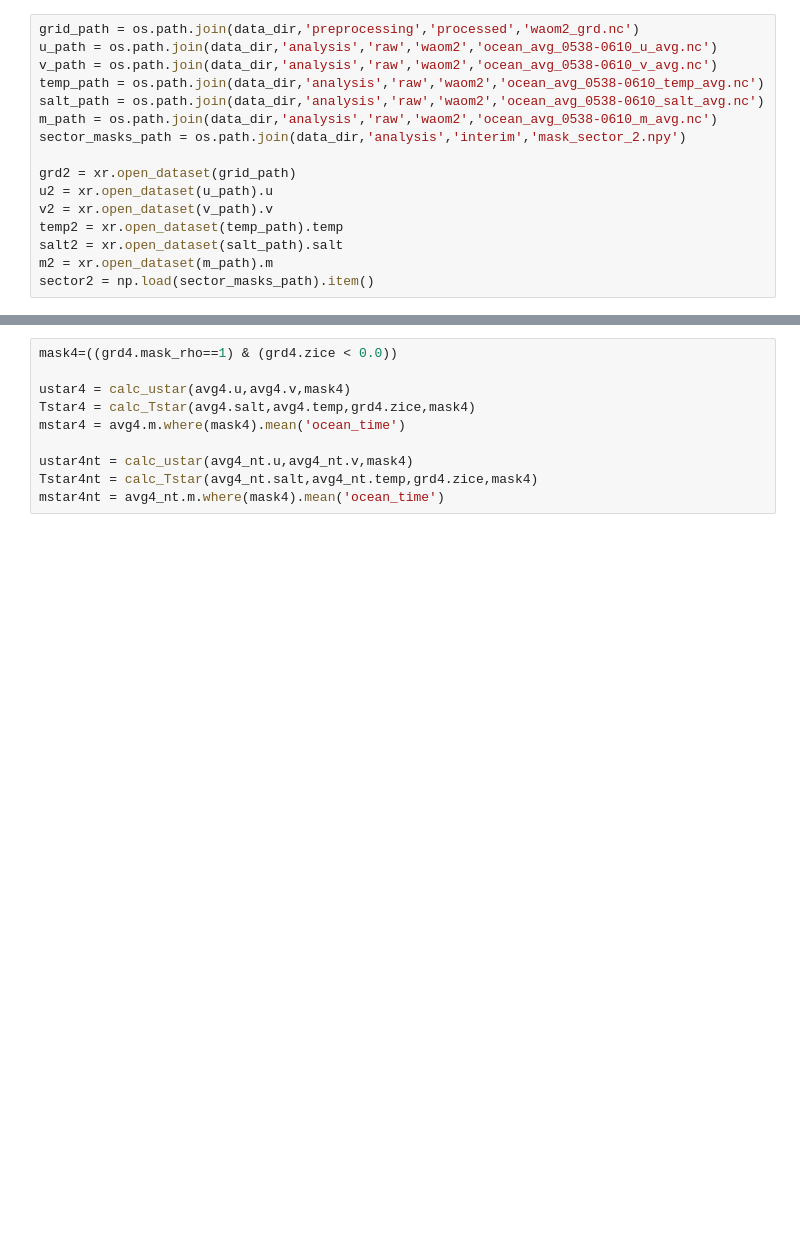
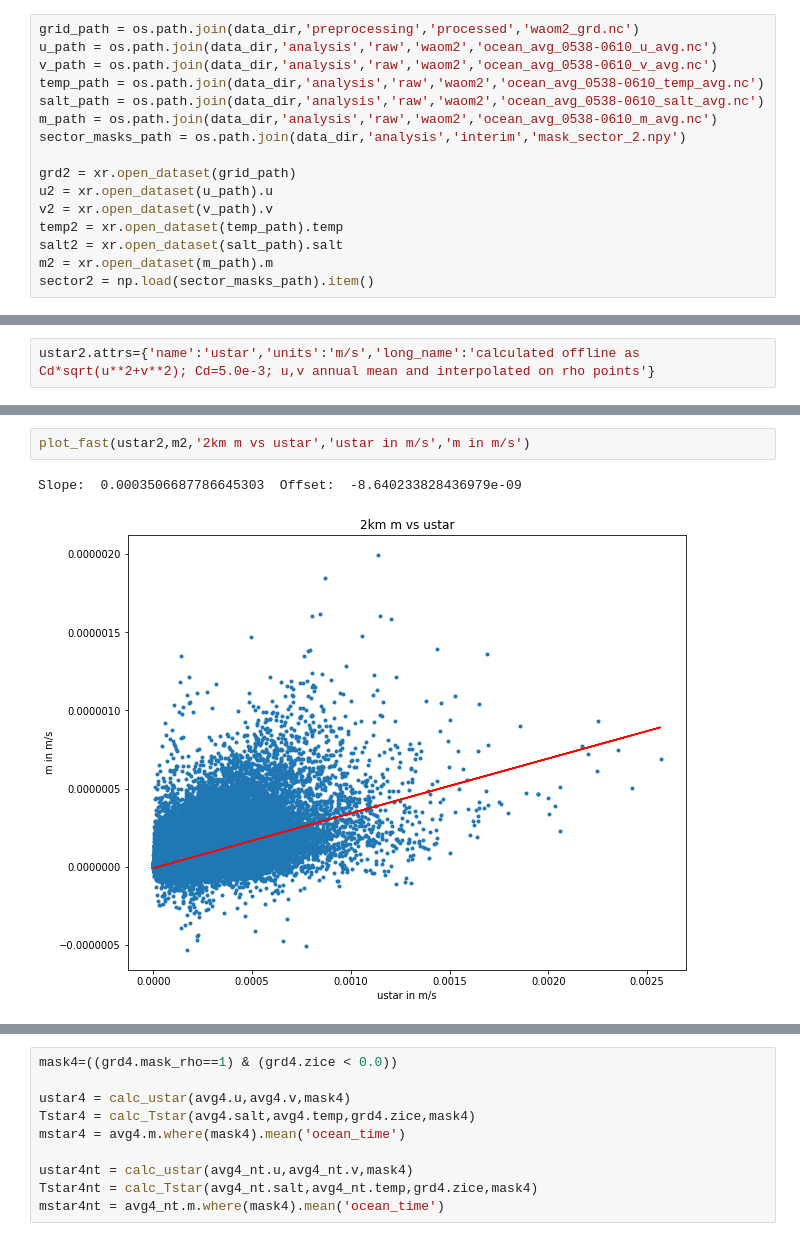
Before and after one commit to kuechenrole/antarctic_melting, a Jupyter notebook: notebooks/analysis/Delta_Melt_over_Ustar_Tstar.ipynb, the cells around one changed output, grey strips where cells are left out. Cells and saved outputs as stored; diff of their text form; blank space fills up the shorter version.

```diff
--- a/notebooks/analysis/Delta_Melt_over_Ustar_Tstar.ipynb
+++ b/notebooks/analysis/Delta_Melt_over_Ustar_Tstar.ipynb
@@ -108,0 +210,2 @@ def calc_Tstar(salt,temp,zice,mask):
+# %%
+ustar2.attrs={'name':'ustar','units':'m/s','long_name':'calculated offline as Cd*sqrt(u**2+v**2); Cd=5.0e-3; u,v annual mean and interpolated on rho points'}
@@ -108,0 +245,5 @@ def calc_Tstar(salt,temp,zice,mask):
+# %%
+plot_fast(ustar2,m2,'2km m vs ustar','ustar in m/s','m in m/s')
+# %% [output]
+Slope:  0.0003506687786645303  Offset:  -8.640233828436979e-09
+[figure, added]
```
Also changed, not shown: parts of 22 cells of this notebook.
